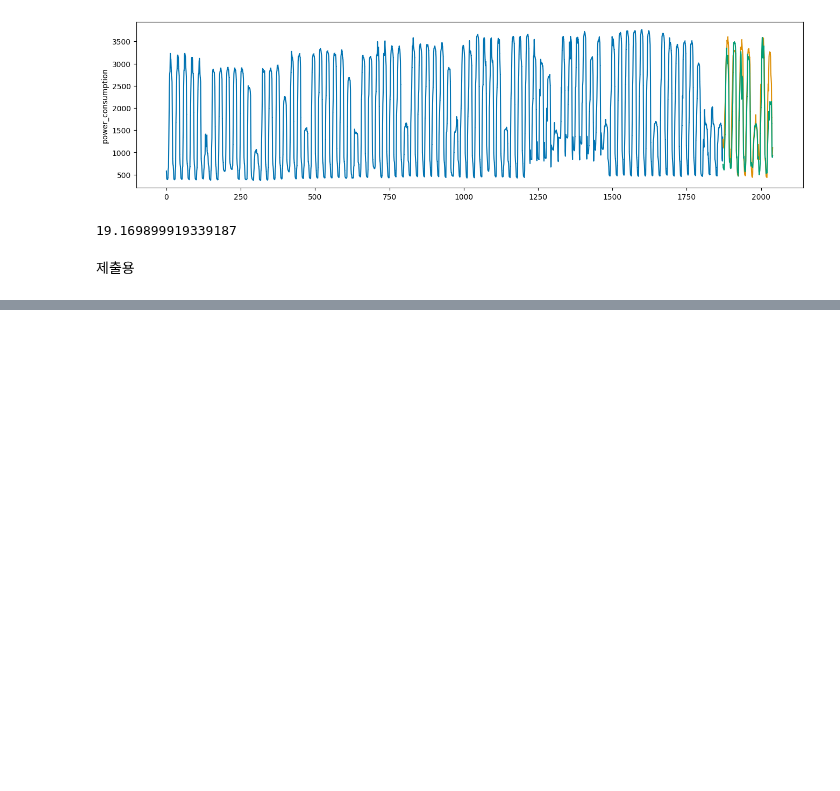
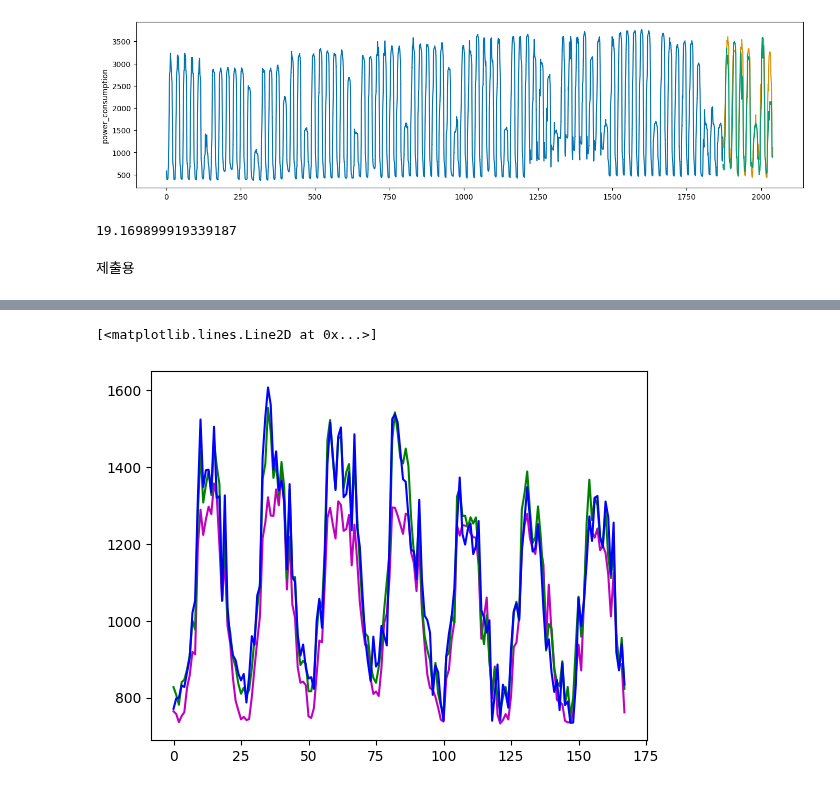
Before and after one commit to wooseungw/power_consumption_comp, a Jupyter notebook: avengers.ipynb, the cells around one changed output, grey strips where cells are left out. Cells and saved outputs as stored; diff of their text form; code cells hidden in the pictures; blank space fills up the shorter version.

```diff
--- a/avengers.ipynb
+++ b/avengers.ipynb
@@ -195,3 +325,18 @@ plt.show()
+# %%
+b_num = 95
+x = pd.read_csv('./submission/submission_xgb_clust5.csv')
+x = x.loc[x.index[168*(b_num-1):168*b_num],'answer']
+l = pd.read_csv('./submission/lightGBM_wsw_clust7.csv')
+l = l.loc[l.index[168*(b_num-1):168*b_num],'answer']
+c = pd.read_csv('./submission/CatBoost_wsw_clust5.csv')
+c = c.loc[c.index[168*(b_num-1):168*b_num],'answer']
+
+plt.plot(np.arange(168),x, color='m')
+plt.plot(np.arange(168),l, color='green')
+plt.plot(np.arange(168),c, color='blue')
+# %% [output]
+[<matplotlib.lines.Line2D at 0x...>]
+[figure, added]
 # %%
 compare1 = pd.read_csv('./submission\submission_autog_more15_lbw.csv')
 compare2 = pd.read_csv('./submission\submission_autog54_lbw.csv')
```
Also changed, not shown: parts of 6 cells of this notebook, 7 other files.
